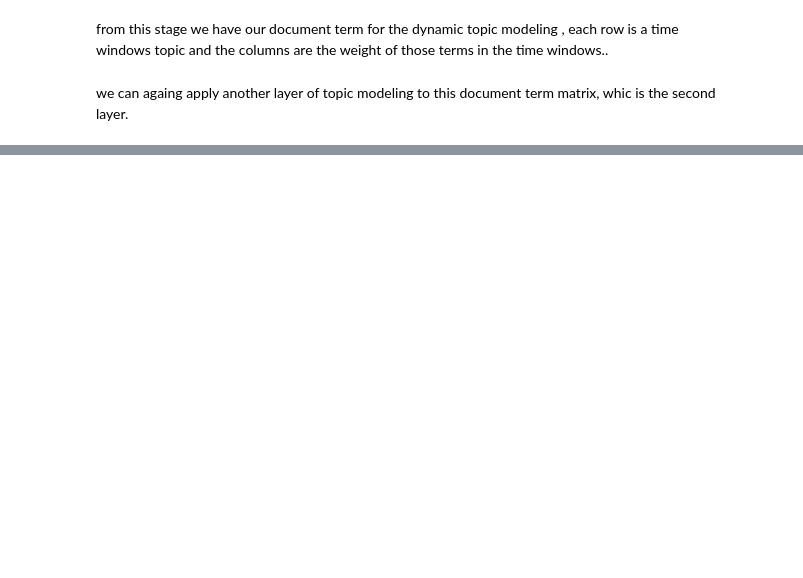
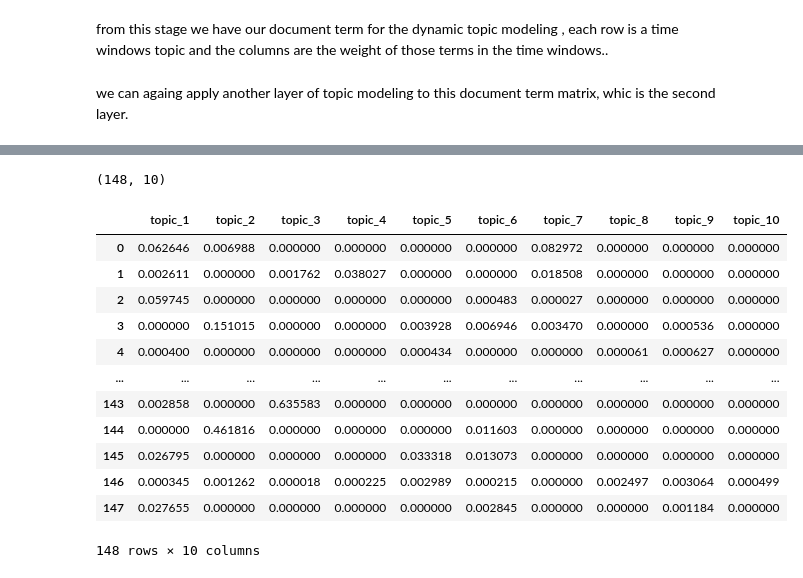
Before and after one commit to espoirMur/balobi_nini, a Jupyter notebook: notebooks/2.Dynamic_Topic_Modeling.ipynb, the cells around one changed output, grey strips where cells are left out. Drawn from its saved outputs; the diff is of its cells as text; code cells hidden in the pictures; blank space fills up the shorter version.

```diff
--- a/notebooks/2.Dynamic_Topic_Modeling.ipynb
+++ b/notebooks/2.Dynamic_Topic_Modeling.ipynb
@@ -1061,0 +1085,4 @@ Topic 15.0 === describe by : rtv=:0.94, rtvnews=:0.92, rtvonlin=:0.91, rtvnews r
+# %%
+second_layer_dynamic_topic_model.W.shape
+# %% [output]
+(148, 10)
@@ -1062,3 +1091,17 @@ Topic 15.0 === describe by : rtv=:0.94, rtvnews=:0.92, rtvonlin=:0.91, rtvnews r
 # %%
-time_windows_doc_topics = all_data
+time_windows_doc_topics
+# %% [output]
+|  | topic_1 | topic_2 | topic_3 | topic_4 | topic_5 | topic_6 | topic_7 | topic_8 | topic_9 | topic_10 |
+| 0 | 0.062646 | 0.006988 | 0.000000 | 0.000000 | 0.000000 | 0.000000 | 0.082972 | 0.000000 | 0.000000 | 0.000000 |
+| 1 | 0.002611 | 0.000000 | 0.001762 | 0.038027 | 0.000000 | 0.000000 | 0.018508 | 0.000000 | 0.000000 | 0.000000 |
+| 2 | 0.059745 | 0.000000 | 0.000000 | 0.000000 | 0.000000 | 0.000483 | 0.000027 | 0.000000 | 0.000000 | 0.000000 |
+| 3 | 0.000000 | 0.151015 | 0.000000 | 0.000000 | 0.003928 | 0.006946 | 0.003470 | 0.000000 | 0.000536 | 0.000000 |
+| 4 | 0.000400 | 0.000000 | 0.000000 | 0.000000 | 0.000434 | 0.000000 | 0.000000 | 0.000061 | 0.000627 | 0.000000 |
+| ... | ... | ... | ... | ... | ... | ... | ... | ... | ... | ... |
+| 143 | 0.002858 | 0.000000 | 0.635583 | 0.000000 | 0.000000 | 0.000000 | 0.000000 | 0.000000 | 0.000000 | 0.000000 |
+| 144 | 0.000000 | 0.461816 | 0.000000 | 0.000000 | 0.000000 | 0.011603 | 0.000000 | 0.000000 | 0.000000 | 0.000000 |
+| 145 | 0.026795 | 0.000000 | 0.000000 | 0.000000 | 0.033318 | 0.013073 | 0.000000 | 0.000000 | 0.000000 | 0.000000 |
+| 146 | 0.000345 | 0.001262 | 0.000018 | 0.000225 | 0.002989 | 0.000215 | 0.000000 | 0.002497 | 0.003064 | 0.000499 |
+| 147 | 0.027655 | 0.000000 | 0.000000 | 0.000000 | 0.000000 | 0.002845 | 0.000000 | 0.000000 | 0.001184 | 0.000000 |
+148 rows × 10 columns
 # %%
```
Also changed, not shown: parts of 45 cells of this notebook.
